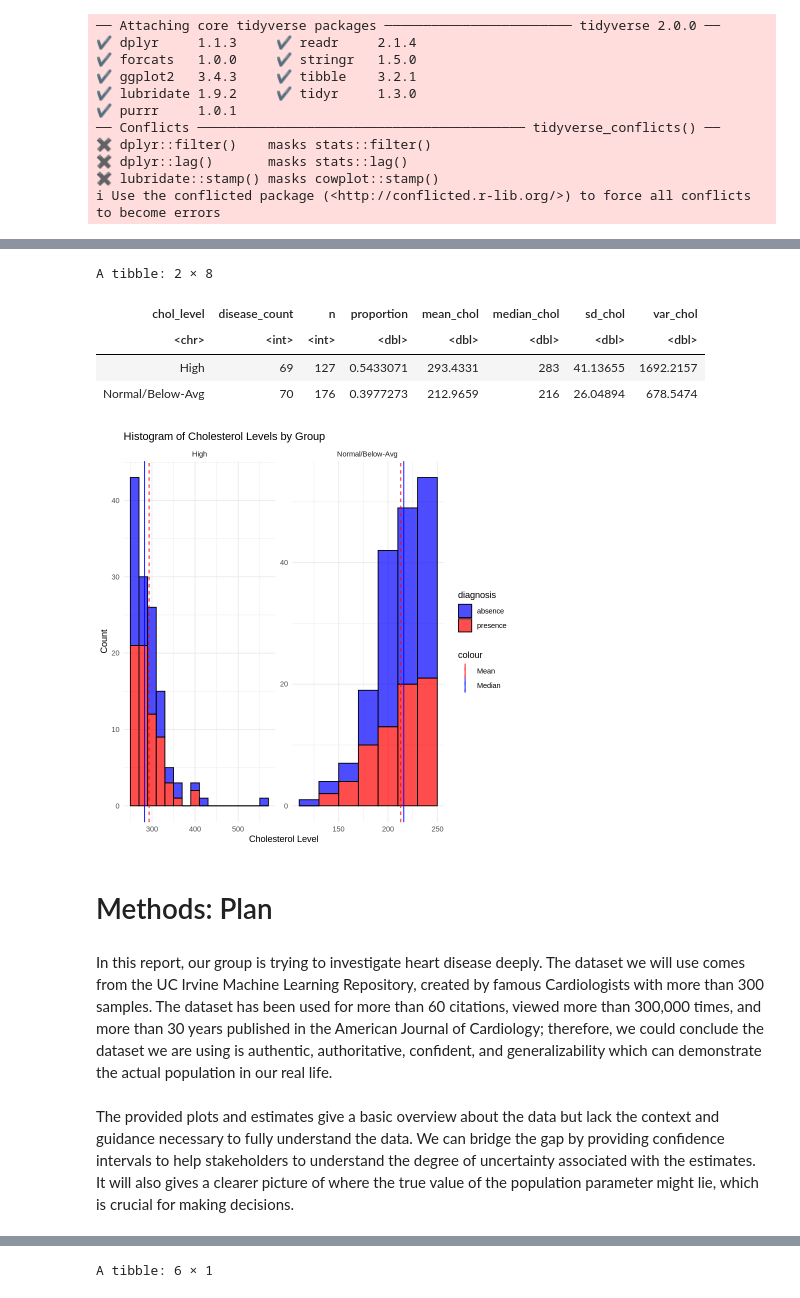
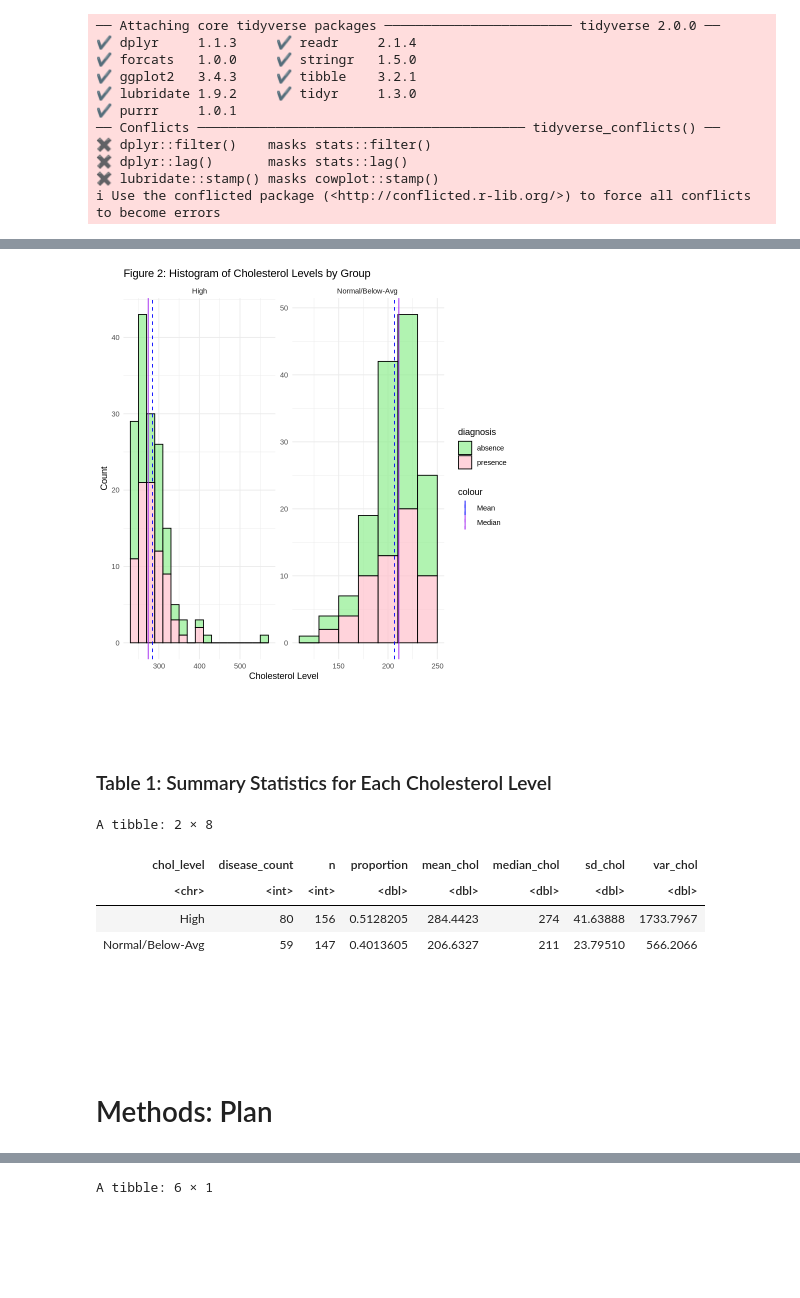
Before and after one commit to Kaylan-W/heart-disease-stat-201, a Jupyter notebook: Project_proposal.ipynb, the cells around one changed output, grey strips where cells are left out. Cells and saved outputs as stored; diff of their text form; code cells hidden in the pictures; blank space fills up the shorter version.

Commit message:
Final edits done, need citation for WHO source

```diff
--- a/Project_proposal.ipynb
+++ b/Project_proposal.ipynb
@@ -97,13 +62,13 @@ mutate_num <- data %>%
                                  num == 3 ~ "presence",
                                  num == 4 ~ "presence"))
 
-# If chol is greater than this value, it is classified as high cholesterol
-threshold = 250
+# If chol is greater than or equal to 240, it is classified as high cholesterol
+threshold = 240
 
 # Turn chol into a categorical variable with the categories "High Chol" and "Normal/Below-Avg Chol"
 mutate_chol <- mutate_num %>%
-    mutate(chol_level = case_when(chol >  threshold ~ "High",
-                                  chol <= threshold ~ "Normal/Below-Avg "))
+    mutate(chol_level = case_when(chol >=  threshold ~ "High",
+                                  chol < threshold ~ "Normal/Below-Avg "))
 
 
 # Select relevant columns and handle NA values.
@@ -112,3 +77,12 @@ data_downsized<- mutate_chol %>%
         na.omit()
 
 # head(data_downsized)
+
+# STEP 3: Create a bar chart
+ggplot(data_downsized, aes(x = chol_level, fill = diagnosis)) +
+  geom_bar(position = "dodge") +
+  labs(title = "Figure 1: Proportion of Patients with Heart Disease by Cholesterol Level",
+       x = "Cholesterol Level",
+       y = "Count",
+       fill = "Heart Disease Diagnosis") +
+  scale_fill_manual(values = c("absence" = "lightgreen", "presence" = "pink"))
@@ -126,42 +91,43 @@ ggplot(data_downsized, aes(x = chol_level, fill = diagnosis)) +
 # %%
-#STEP 4: Compute estimates of the parameter you identified across your groups.
+#STEP 4: Compute estimates of the parameter identified across groups.
 
 prop_diagnosis_by_chol <- data_downsized %>%
   group_by(chol_level) %>%
   summarise(disease_count = sum(diagnosis == "presence"),
             n = n(),
             proportion = disease_count / n,
             mean_chol = mean(chol, na.rm = TRUE),
             median_chol = median(chol, na.rm = TRUE),
             sd_chol = sd(chol, na.rm = TRUE),
             var_chol = var(chol, na.rm = TRUE))
 
 
 #STEP 5: Present this in a table. If relevant, include these estimates in your plot.
 
-prop_diagnosis_by_chol
-
 ggplot(data_downsized, aes(x = chol, fill = diagnosis)) +
   geom_histogram(binwidth = 20, color = "black", alpha = 0.7) +
   geom_vline(data = prop_diagnosis_by_chol, aes(xintercept = mean_chol, color = "Mean"), linetype="dashed") +
   geom_vline(data = prop_diagnosis_by_chol, aes(xintercept = median_chol, color = "Median"), linetype="solid") +
-  labs(title = "Histogram of Cholesterol Levels by Group",
+  labs(title = "Figure 2: Histogram of Cholesterol Levels by Group",
        x = "Cholesterol Level",
        y = "Count") +
-  scale_color_manual(values = c("Mean" = "red", "Median" = "blue","Sqrt(Variance)" = "purple")) +
-  scale_fill_manual(values = c("absence" = "blue", "presence" = "red")) +
+  scale_color_manual(values = c("Mean" = "blue", "Median" = "purple")) +
+  scale_fill_manual(values = c("absence" = "lightgreen", "presence" = "pink")) +
   facet_wrap(~ chol_level, scales = "free") +
   theme_minimal()
 # %% [output]
-A tibble: 2 × 8
-| chol_level | disease_count | n | proportion | mean_chol | median_chol | sd_chol | var_chol |
-| <chr> | <int> | <int> | <dbl> | <dbl> | <dbl> | <dbl> | <dbl> |
-| High | 69 | 127 | 0.5433071 | 293.4331 | 283 | 41.13655 | 1692.2157 |
-| Normal/Below-Avg | 70 | 176 | 0.3977273 | 212.9659 | 216 | 26.04894 | 678.5474 |
-[figure, old version]
+[figure, new version]
+# %% [markdown]
+<br><br>
+### Table 1: Summary Statistics for Each Cholesterol Level
+# %%
+prop_diagnosis_by_chol
+# %% [output]
+A tibble: 2 × 8
+| chol_level | disease_count | n | proportion | mean_chol | median_chol | sd_chol | var_chol |
+| <chr> | <int> | <int> | <dbl> | <dbl> | <dbl> | <dbl> | <dbl> |
+| High | 80 | 156 | 0.5128205 | 284.4423 | 274 | 41.63888 | 1733.7967 |
+| Normal/Below-Avg | 59 | 147 | 0.4013605 | 206.6327 | 211 | 23.79510 | 566.2066 |
 # %% [markdown]
+<br><br><br><br>
 # Methods: Plan
-# %% [markdown]
-In this report, our group is trying to investigate heart disease deeply. The dataset we will use comes from the UC Irvine Machine Learning Repository, created by famous Cardiologists with more than 300 samples. The dataset has been used for more than 60 citations, viewed more than 300,000 times, and more than 30 years published in the American Journal of Cardiology; therefore, we could conclude the dataset we are using is authentic, authoritative, confident, and generalizability which can demonstrate the actual population in our real life.
-# %% [markdown]
-The provided plots and estimates give a basic overview about the data but lack the context and guidance necessary to fully understand the data. We can bridge the gap by providing confidence intervals to help stakeholders to understand the degree of uncertainty associated with the estimates. It will also gives a clearer picture of where the true value of the population parameter might lie, which is crucial for making decisions.
```
Also changed, not shown: parts of 24 cells of this notebook.
